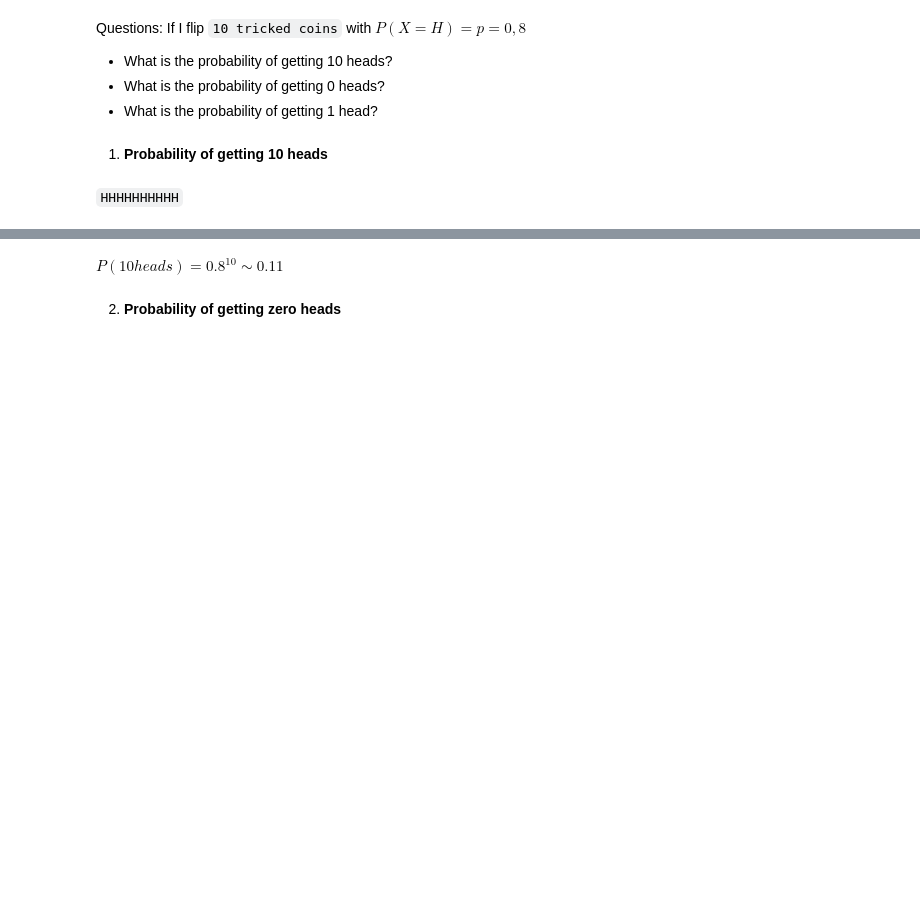
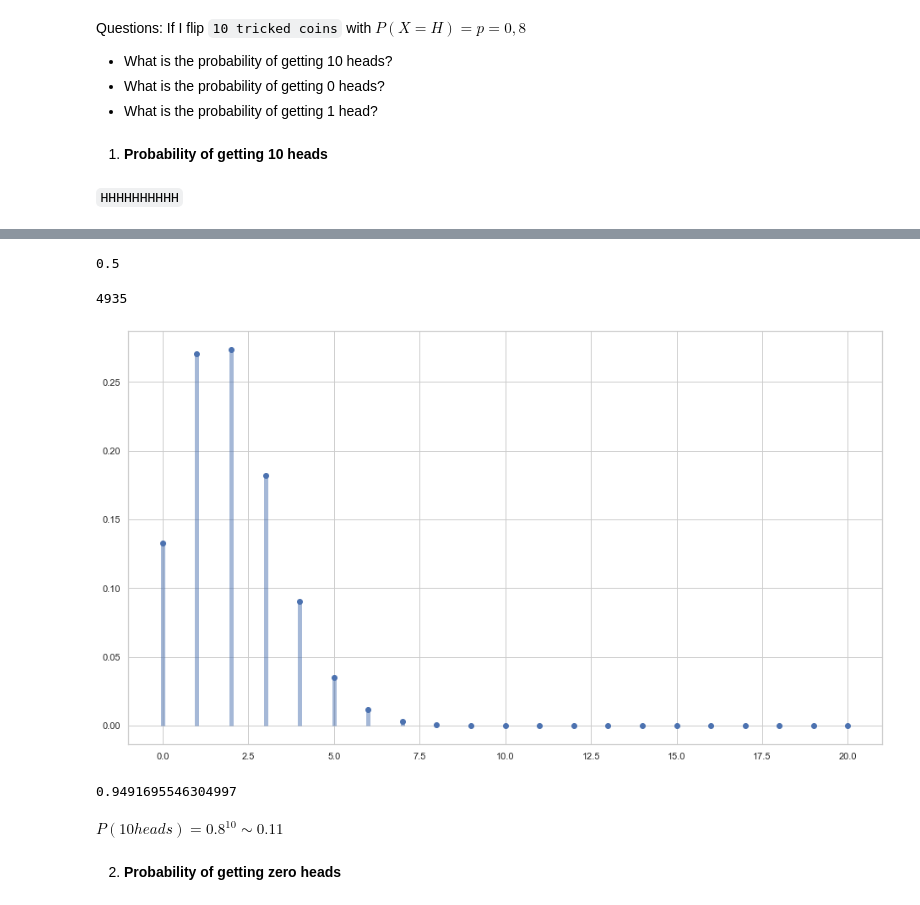
Before and after one commit to Ironhack-data-bcn-feb-2023/lectures, a Jupyter notebook: 29. Discrete distributions.ipynb, the cells around one changed output, grey strips where cells are left out. Saved outputs shown, nothing was run; the diff lists cells and outputs as text; code cells hidden in the pictures; blank space fills up the shorter version.

```diff
--- a/29. Discrete distributions.ipynb
+++ b/29. Discrete distributions.ipynb
@@ -158,3 +276,23 @@ Questions: If I flip `10 tricked coins` with $P(X=H)=p=0,8$
+# %%
+moneda = bernoulli(0.5)
+moneda.pmf(0) # probabilit mass function
+# %% [output]
+0.5
+# %%
+sum(moneda.rvs(10000))
+# %% [output]
+4935
+# %%
+import numpy as np
+x = np.arange(0,21)
+plt.plot(x, fiesta_cien.pmf(x), "bo")
+plt.vlines(x, 0, fiesta_cien.pmf(x), colors='b', lw=5, alpha=0.5);
+# %% [output]
+[figure, added]
+# %%
+fiesta_cien.cdf(4)
+# %% [output]
+0.9491695546304997
 # %% [markdown]
 $P(10 heads) = 0.8 ^{10} \sim 0.11$
 # %% [markdown]
```
Also changed, not shown: parts of 43 cells of this notebook.
